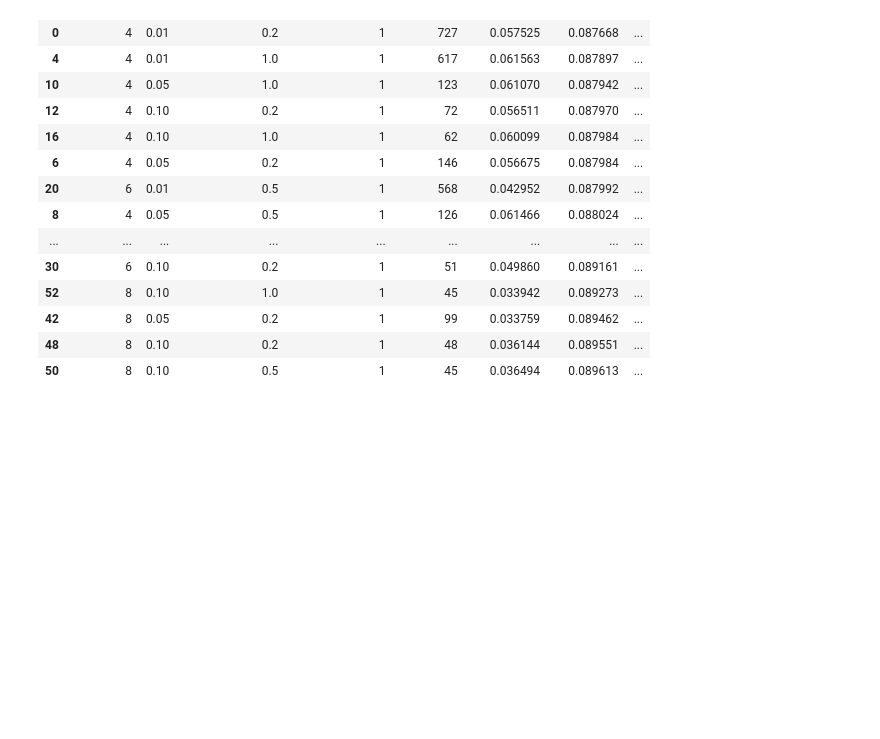
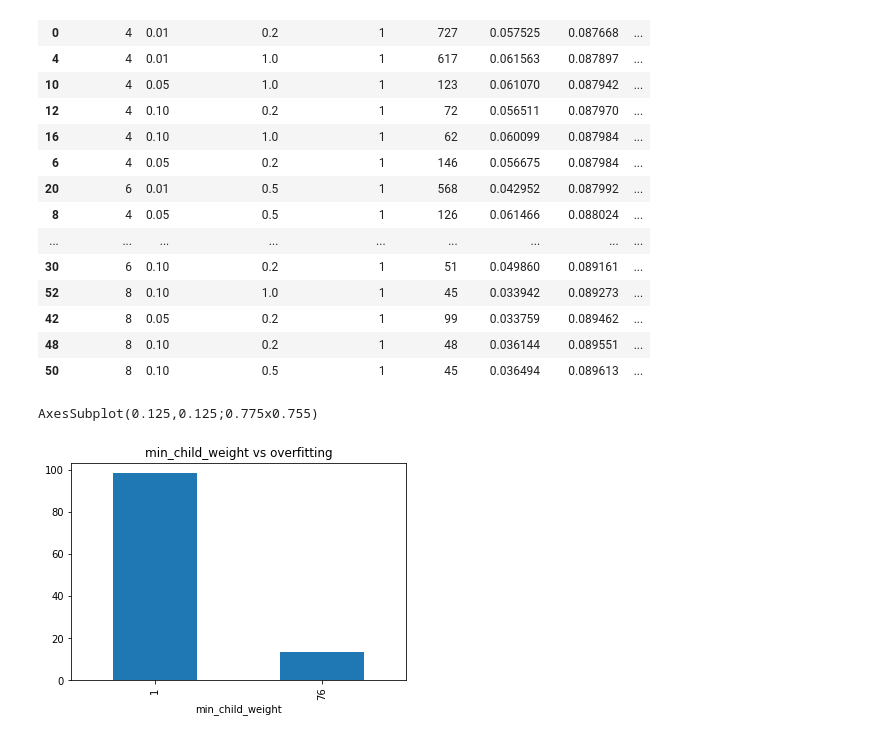
Before and after one commit to Seeker875/MoADrugDiscovery, a Jupyter notebook: dev/xgBoostParamTune.ipynb, the cells around one changed output. Saved outputs shown, nothing was run; the diff lists cells and outputs as text; code cells hidden in the pictures; blank space fills up the shorter version.

```diff
--- a/dev/xgBoostParamTune.ipynb
+++ b/dev/xgBoostParamTune.ipynb
@@ -89,6 +105,14 @@ def GridParamTune(dtrain,gridParams,EvalMetric,params,Drop=1,verbose=1):
 
     return df
 
+def overFitRelations(paramName,paramResults=paramResults):
+    '''
+    Arg - paramName
+    returns a plot and a df showing over fit relation
+    '''
+    df = paramResults.groupby([paramName])['overfit'].mean()
+    print(df.plot.bar(title=f'{paramName} vs overfitting'))
+    return df
 
 def getLogLoss(y,yhat):
     '''
@@ -112,6 +136,13 @@ def PreProcessX(df):
     df['cp_type'] = (df['cp_type'] == 'trt_cp').astype(int)
 
     return df
+
+def flattenList(myList):
+    '''
+    Flattens a list and returns it
+    '''
+    import itertools
+    return list(itertools.chain.from_iterable(i if isinstance(i, list) else [i] for i in myList))
 # %%
 xAll = pd.read_csv('../Data/train_features.csv')
 yAll = pd.read_csv('../Data/train_targets_scored.csv')
@@ -195,3 +219,8 @@ paramResults.sort_values(['test-logloss'])
 | 42 | 8 | 0.05 | 0.2 | 1 | 99 | 0.033759 | 0.089462 | ... |
 | 48 | 8 | 0.10 | 0.2 | 1 | 48 | 0.036144 | 0.089551 | ... |
 | 50 | 8 | 0.10 | 0.5 | 1 | 45 | 0.036494 | 0.089613 | ... |
+# %%
+overFitRelations('min_child_weight')
+# %% [output]
+AxesSubplot(0.125,0.125;0.775x0.755)
+[figure, added]
```
Also changed, not shown: parts of 55 cells of this notebook.
